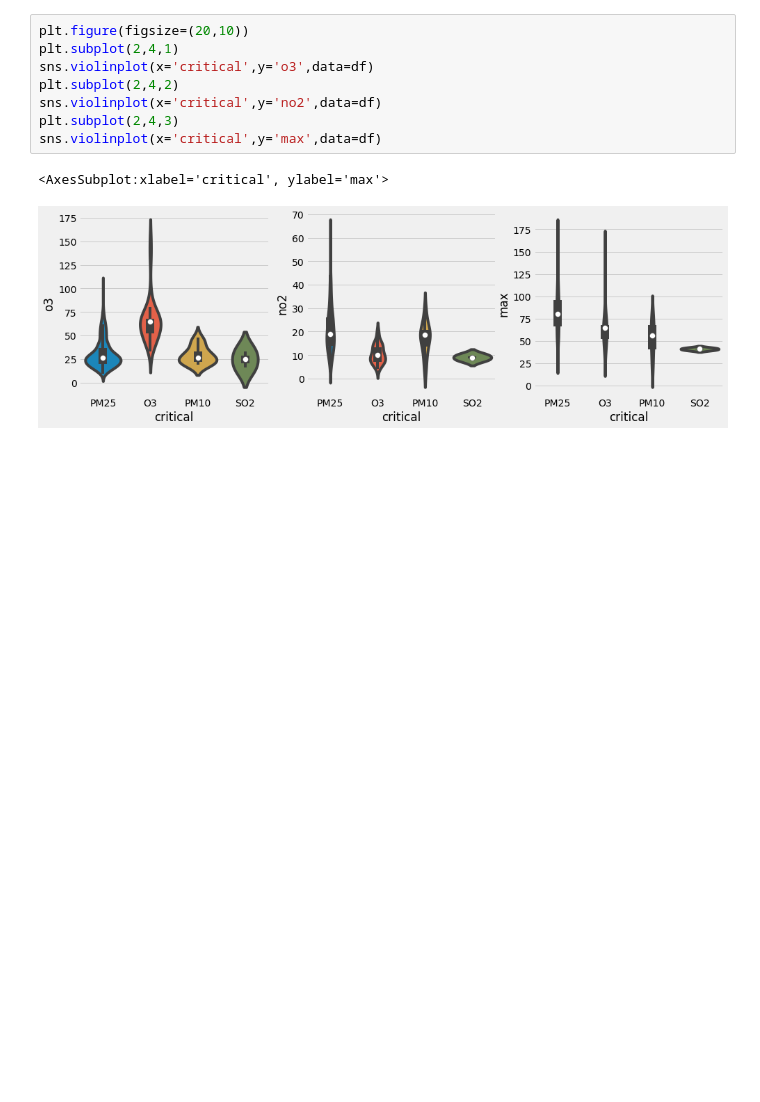
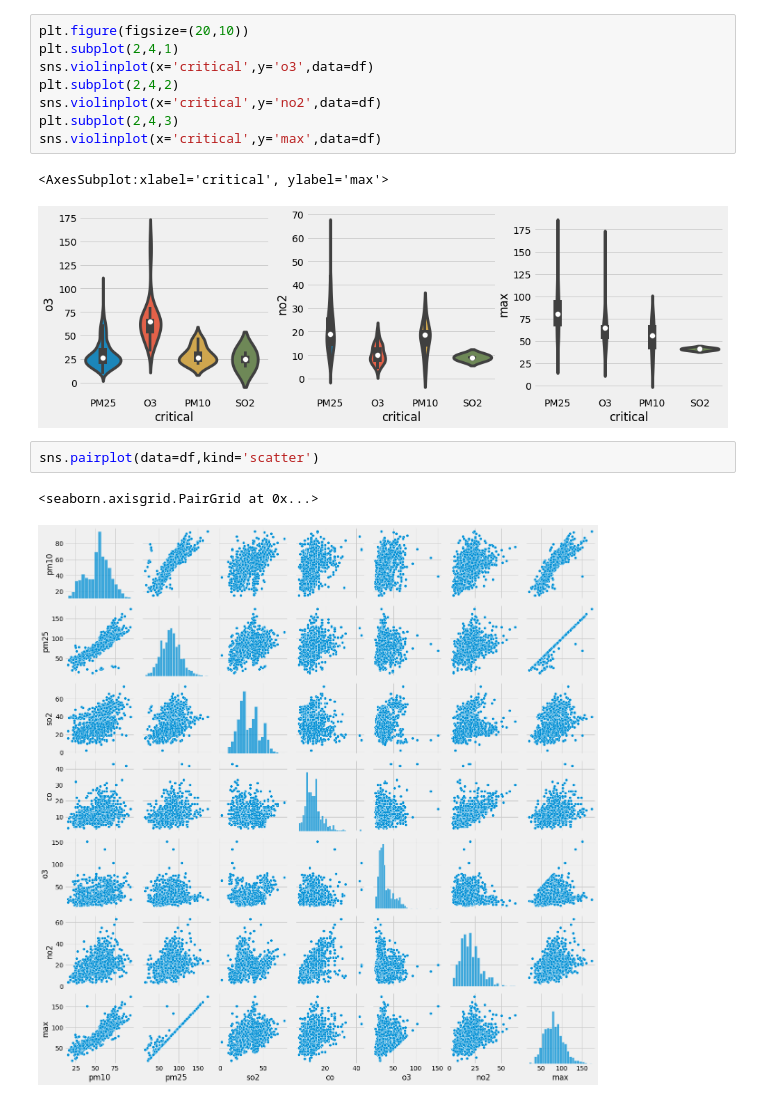
Before and after one commit to SMAMHTN/Final-Project-Microcredential, a Jupyter notebook: Pengerjaan/FP-Step3-DataUnderstanding2.ipynb, the cells around one changed output. Saved outputs shown, nothing was run; the diff lists cells and outputs as text; blank space fills up the shorter version.

```diff
--- a/Pengerjaan/FP-Step3-DataUnderstanding2.ipynb
+++ b/Pengerjaan/FP-Step3-DataUnderstanding2.ipynb
@@ -177,3 +182,8 @@ sns.violinplot(x='critical',y='max',data=df)
 # %% [output]
 <AxesSubplot:xlabel='critical', ylabel='max'>
 [figure]
+# %%
+sns.pairplot(data=df,kind='scatter')
+# %% [output]
+<seaborn.axisgrid.PairGrid at 0x...>
+[figure, added]
```
Also changed, not shown: parts of 5 cells of this notebook.
